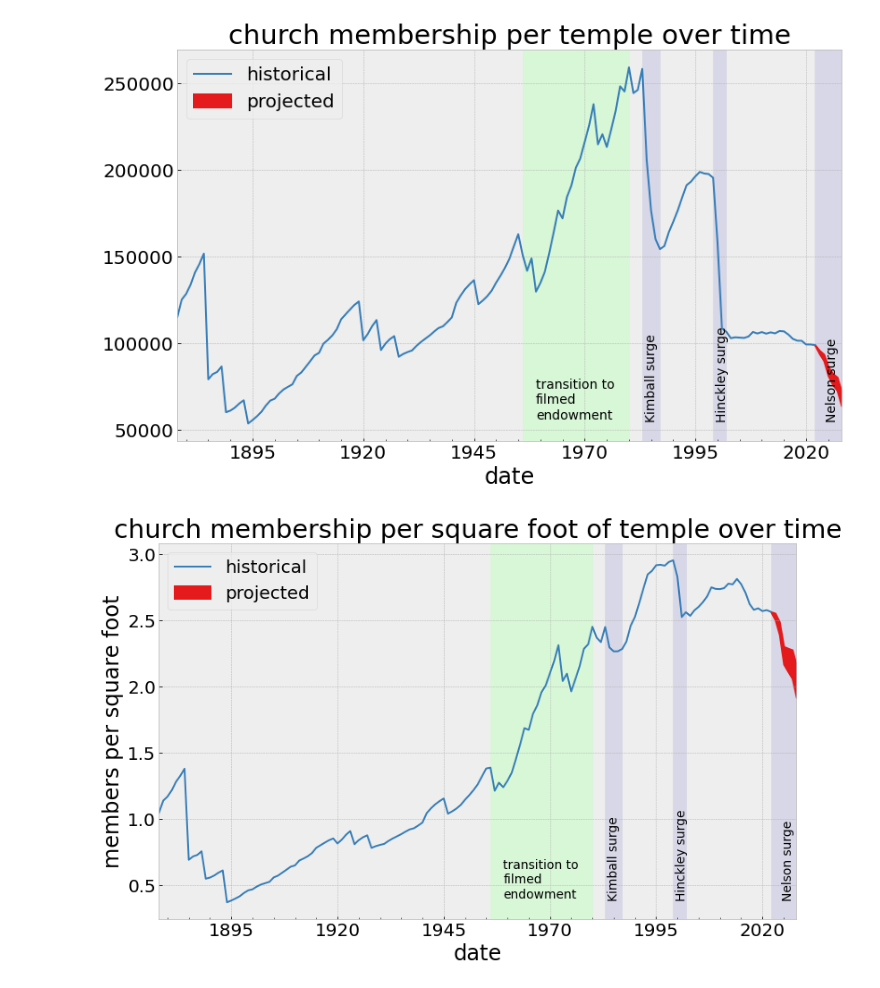
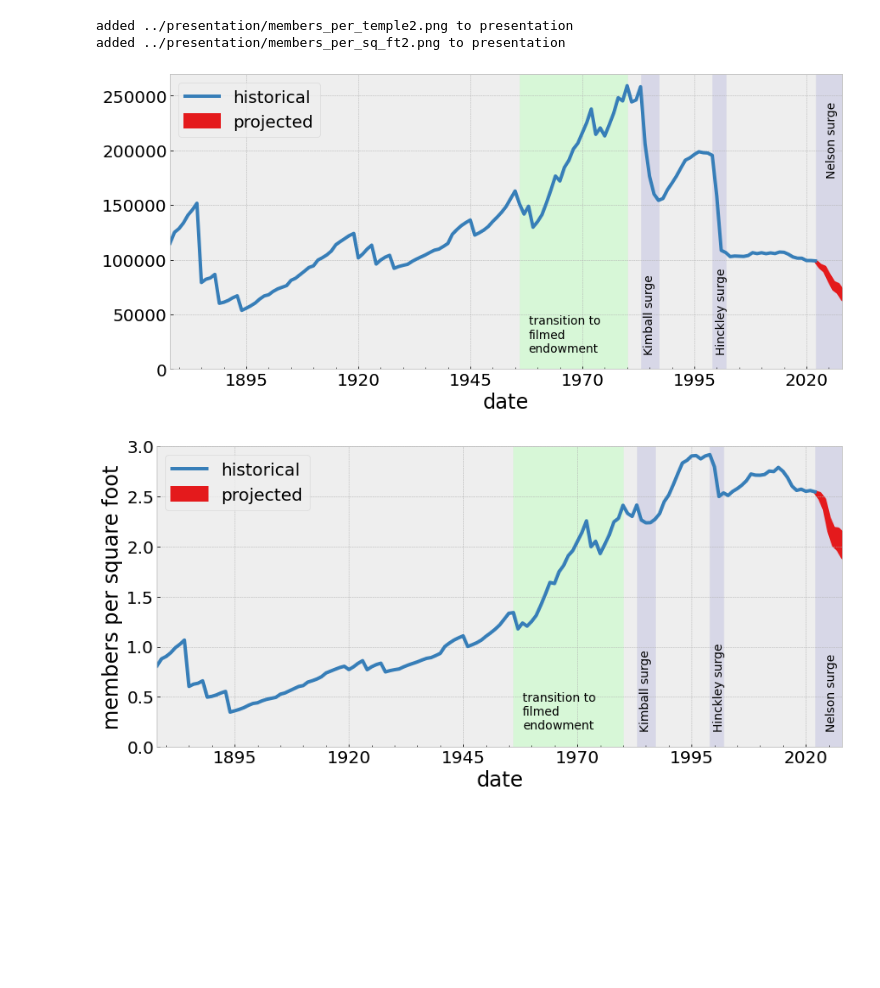
Before and after one commit to qhspencer/lds-data-analysis, a Jupyter notebook: notebooks/Temples.ipynb, the cells around one changed output. Drawn from its saved outputs; the diff is of its cells as text; code cells hidden in the pictures; blank space fills up the shorter version.

```diff
--- a/notebooks/Temples.ipynb
+++ b/notebooks/Temples.ipynb
@@ -320,9 +409,10 @@ ef['film_frac'] = ef['film']/ef['total']
 # %%
-area_time = td_[['Dedication','area']].sort_values('Dedication')
+area_time = td_[['Dedication date','area']].sort_values('Dedication date')
 area_time['total area (million sq ft)'] = area_time['area'].cumsum()/1e6
 area_time['number'] = area_time.reset_index().index+1
-area_time.plot(x='Dedication', y=['total area (million sq ft)'],
-               xlim=[1920, None], ylim=[0, None],
-               title='total amount of temple space over time')#, logy=True)
-#area_time.iloc[-1]
+area_time.plot(x='Dedication date', y=['total area (million sq ft)'],
+               xlim=['1970-01-01', '2030-01-01'], ylim=[0, None],
+               ylabel='area (million sq. ft.)', legend=False)
+
+create_ppt_slide('temple_space_vs_time', 'total temple space over time')
 # %% [output]
@@ -331,8 +421,6 @@ area_time.plot(x='Dedication', y=['total area (million sq ft)'],
 # %%
-area_time['year'] = area_time['Dedication'].dt.year
+area_time['year'] = area_time['Dedication date'].dt.year
 year_end_vals = area_time.groupby('year')[['total area (million sq ft)', 'number']].max()
-#year_end_vals['date'] = pd.to_datetime(
-#    year_end_vals.index.to_series().apply(lambda x: f'{x+1}-01-01'))
 
 ym_tmp = year_end_vals.merge(
     md, left_index=True, right_on='Year', how='outer').sort_values('Year')
@@ -355,20 +443,20 @@ ym['number'] = ym['number'].fillna(method='ffill').astype(int)
 bg_shade = '#d7d7e7'
 kimball_temples = ('1983-01-01', '1987-01-01')
 hinckley_temples = ('1999-01-01', '2002-01-01')
-nelson_temples = ('2022-01-01', '2028-07-01')
-filmed_endowment_transition = (ef[ef['film_frac']<=0.2].iloc[-1]['Dedication'],
-                               ef[ef['film_frac']>=0.8].iloc[0]['Dedication'])
+nelson_temples = ('2022-01-01', '2029-07-01')
+filmed_endowment_transition = (ef[ef['film_frac']<=0.2].iloc[-1]['Dedication date'],
+                               ef[ef['film_frac']>=0.8].iloc[0]['Dedication date'])
 
 def dateinterp(dates, r):
     a, b = [np.datetime64(val) for val in dates]
     return a + (b-a)*r
 
-def add_bg(ax, bg='fkh', text=True):
+def add_bg(ax, bg='fkh', text=True, yval=0.05):
     y_pos = lambda y: np.inner(ax.get_ylim(), (1-y, y))
     if 'f' in bg:
         ax.axvspan(*filmed_endowment_transition, color='#d7f7d7')
         if text:
-            ax.annotate('transition to\nfilmed\nendowment', ('1959-01-01', y_pos(0.05)),
+            ax.annotate('transition to\nfilmed\nendowment', ('1958-01-01', y_pos(0.05)),
                         size='x-small', ha='left', va='bottom')
     if 'k' in bg:
         ax.axvspan(*kimball_temples, color=bg_shade)
@@ -386,6 +474,6 @@ def add_bg(ax, bg='fkh', text=True):
         ax.axvspan(*nelson_temples, color=bg_shade, zorder=0)
         if text:
             ax.annotate('Nelson surge',
-                        (dateinterp(nelson_temples, 0.7), y_pos(0.05)),
-                        size='x-small', ha='center', va='bottom', rotation=90)
+                        (dateinterp(nelson_temples, 0.7), y_pos(yval)),
+                        size='x-small', ha='right', va='bottom', rotation=90)
 # %%
@@ -419,21 +509,20 @@ add_bg(ax3, 'f', False)
 # %%
-ax1 = m_t['historical'].plot(title='church membership per temple over time')
+ax1 = m_t['historical'].plot(ylim=[0, None])
 ax1.fill_between(m_t.index, m_t['projected (min)'], m_t['projected (max)'],
                  color=clist[1], lw=lw_default)
 ax1.legend(['historical', 'projected'], loc='upper left')
-add_bg(ax1, 'fkhn')
+add_bg(ax1, 'fkhn', yval=0.65)
+create_ppt_slide('members_per_temple2', 'church membership per temple over time')
 
 pl.figure()
-ax2 = m_a['historical'].plot(
-    title='church membership per square foot of temple over time',
-    ylabel='members per square foot')
-#fig, ax2 = pl.subplots()
-#ax2.plot(m_a['date'], m_a['historical'])
-#ax2.set_title('church membership per square foot of temple over time')
+ax2 = m_a['historical'].plot(ylabel='members per square foot', ylim=[0, 3])
 ax2.fill_between(m_a.index, m_a['projected (min)'], m_a['projected (max)'],
                  color=clist[1], lw=lw_default)
 ax2.legend(['historical', 'projected'], loc='upper left')
 add_bg(ax2, 'fkhn')
+create_ppt_slide('members_per_sq_ft2', 'church membership per square foot of temple over time')
 # %% [output]
+added ../presentation/members_per_temple2.png to presentation
+added ../presentation/members_per_sq_ft2.png to presentation
-[figure, old version]
+[figure, new version]
-[figure, old version]
+[figure, new version]
```
Also changed, not shown: parts of 43 cells of this notebook, 12 other files.
